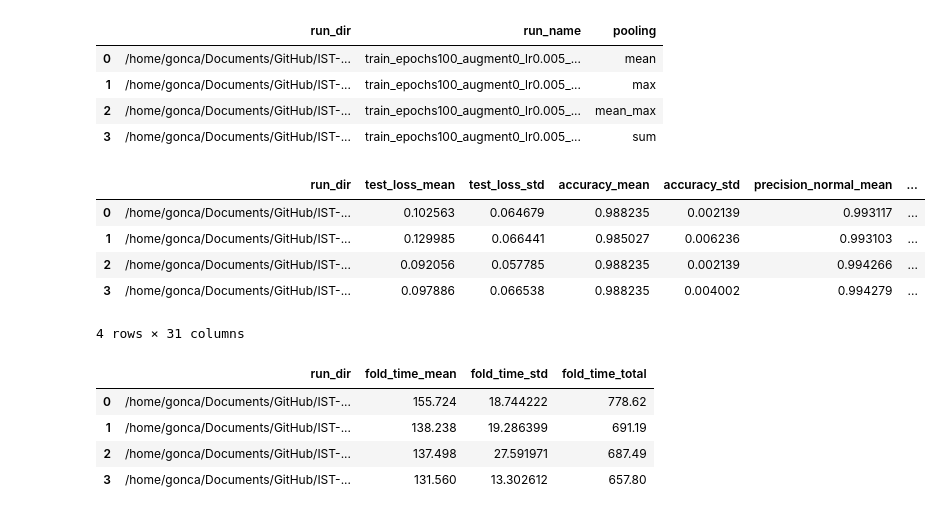
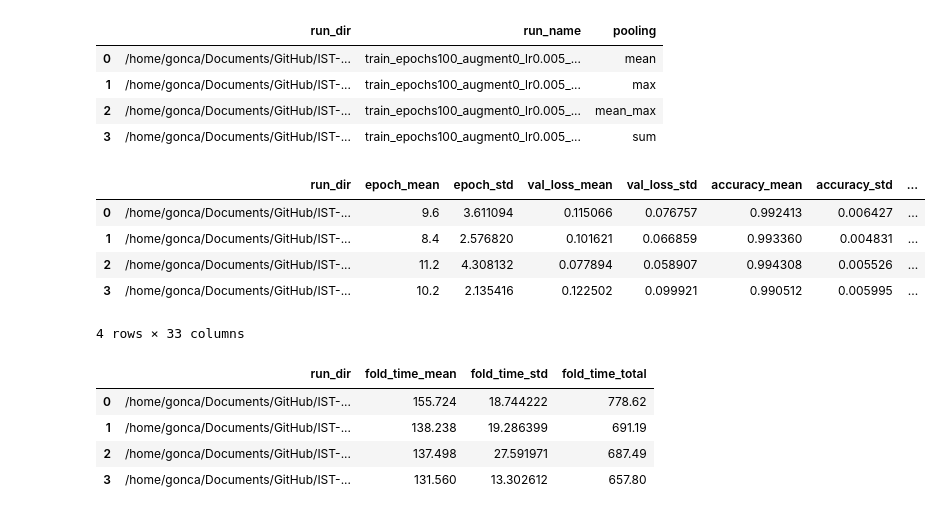
Before and after one commit to BridgeSentry/BridgeSentry, a Jupyter notebook: notebooks/tuning_pooling20260810.ipynb, the cells around one changed output. Cells and saved outputs as stored; diff of their text form; code cells hidden in the pictures.

```diff
--- a/notebooks/tuning_pooling20260810.ipynb
+++ b/notebooks/tuning_pooling20260810.ipynb
@@ -200,8 +200,8 @@ configs_df
 | 2 | /home/gonca/Documents/GitHub/IST-... | train_epochs100_augment0_lr0.005_... | mean_max |
 | 3 | /home/gonca/Documents/GitHub/IST-... | train_epochs100_augment0_lr0.005_... | sum |
 # %%
-def load_test_metrics(run_dir: Path) -> dict:
-    df = pd.read_csv(run_dir / "test_metrics.csv")
+def load_val_metrics(run_dir: Path) -> dict:
+    df = pd.read_csv(run_dir / "val_best_metrics.csv")
     metric_cols = [c for c in df.columns if c != "fold"]
 
     result = {"run_dir": run_dir}
@@ -217,7 +217,7 @@ def load_test_metrics(run_dir: Path) -> dict:
     result["f1_macro_std"] = ((df["f1_normal"] + df["f1_anomaly"]) / 2).std(ddof=0)
     return result
 
-metrics = [load_test_metrics(p) for p in run_dirs]
+metrics = [load_val_metrics(p) for p in run_dirs]
 metrics_df = pd.DataFrame(metrics)
 metrics_df
 # %% [output]
@@ -564,33 +564,33 @@ configs_df
 | 2 | /home/gonca/Documents/GitHub/IST-... | train_epochs100_augment0_lr0.005_... | mean_max |
 | 3 | /home/gonca/Documents/GitHub/IST-... | train_epochs100_augment0_lr0.005_... | sum |
 # %%
-def load_test_metrics(run_dir: Path) -> dict:
-    df = pd.read_csv(run_dir / "test_metrics.csv")
+def load_val_metrics(run_dir: Path) -> dict:
+    df = pd.read_csv(run_dir / "val_best_metrics.csv")
     metric_cols = [c for c in df.columns if c != "fold"]
 
     result = {"run_dir": run_dir}
     for col in metric_cols:
         result[f"{col}_mean"] = df[col].mean()
         result[f"{col}_std"] = df[col].std(ddof=0)
 
     result["precision_macro_mean"] = ((df["precision_normal"] + df["precision_anomaly"]) / 2).mean()
     result["precision_macro_std"] = ((df["precision_normal"] + df["precision_anomaly"]) / 2).std(ddof=0)
     result["recall_macro_mean"] = ((df["recall_normal"] + df["recall_anomaly"]) / 2).mean()
     result["recall_macro_std"] = ((df["recall_normal"] + df["recall_anomaly"]) / 2).std(ddof=0)
     result["f1_macro_mean"] = ((df["f1_normal"] + df["f1_anomaly"]) / 2).mean()
     result["f1_macro_std"] = ((df["f1_normal"] + df["f1_anomaly"]) / 2).std(ddof=0)
     return result
 
-metrics = [load_test_metrics(p) for p in run_dirs]
+metrics = [load_val_metrics(p) for p in run_dirs]
 metrics_df = pd.DataFrame(metrics)
 metrics_df
 # %% [output]
-|  | run_dir | test_loss_mean | test_loss_std | accuracy_mean | accuracy_std | precision_normal_mean | ... |
-| 0 | /home/gonca/Documents/GitHub/IST-... | 0.102563 | 0.064679 | 0.988235 | 0.002139 | 0.993117 | ... |
-| 1 | /home/gonca/Documents/GitHub/IST-... | 0.129985 | 0.066441 | 0.985027 | 0.006236 | 0.993103 | ... |
-| 2 | /home/gonca/Documents/GitHub/IST-... | 0.092056 | 0.057785 | 0.988235 | 0.002139 | 0.994266 | ... |
-| 3 | /home/gonca/Documents/GitHub/IST-... | 0.097886 | 0.066538 | 0.988235 | 0.004002 | 0.994279 | ... |
+|  | run_dir | epoch_mean | epoch_std | val_loss_mean | val_loss_std | accuracy_mean | accuracy_std | ... |
+| 0 | /home/gonca/Documents/GitHub/IST-... | 9.6 | 3.611094 | 0.115066 | 0.076757 | 0.992413 | 0.006427 | ... |
+| 1 | /home/gonca/Documents/GitHub/IST-... | 8.4 | 2.576820 | 0.101621 | 0.066859 | 0.993360 | 0.004831 | ... |
+| 2 | /home/gonca/Documents/GitHub/IST-... | 11.2 | 4.308132 | 0.077894 | 0.058907 | 0.994308 | 0.005526 | ... |
+| 3 | /home/gonca/Documents/GitHub/IST-... | 10.2 | 2.135416 | 0.122502 | 0.099921 | 0.990512 | 0.005995 | ... |
-4 rows × 31 columns
+4 rows × 33 columns
 # %%
 def load_fold_durations(run_dir: Path) -> dict:
     df = pd.read_csv(run_dir / "fold_durations.csv")
```
Also changed, not shown: parts of 11 cells of this notebook.
